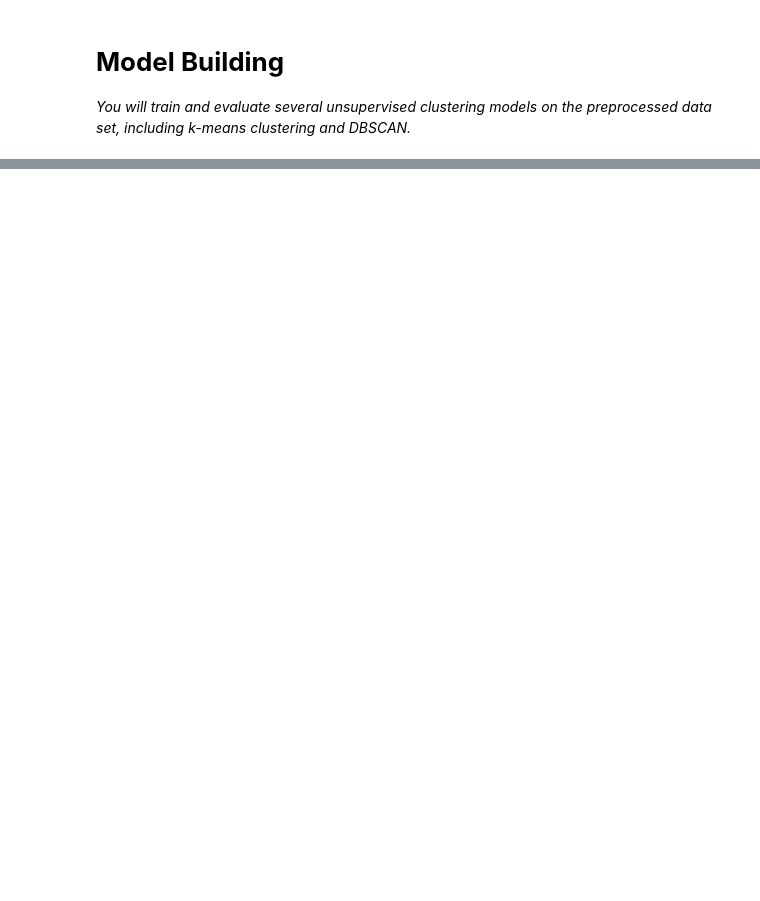
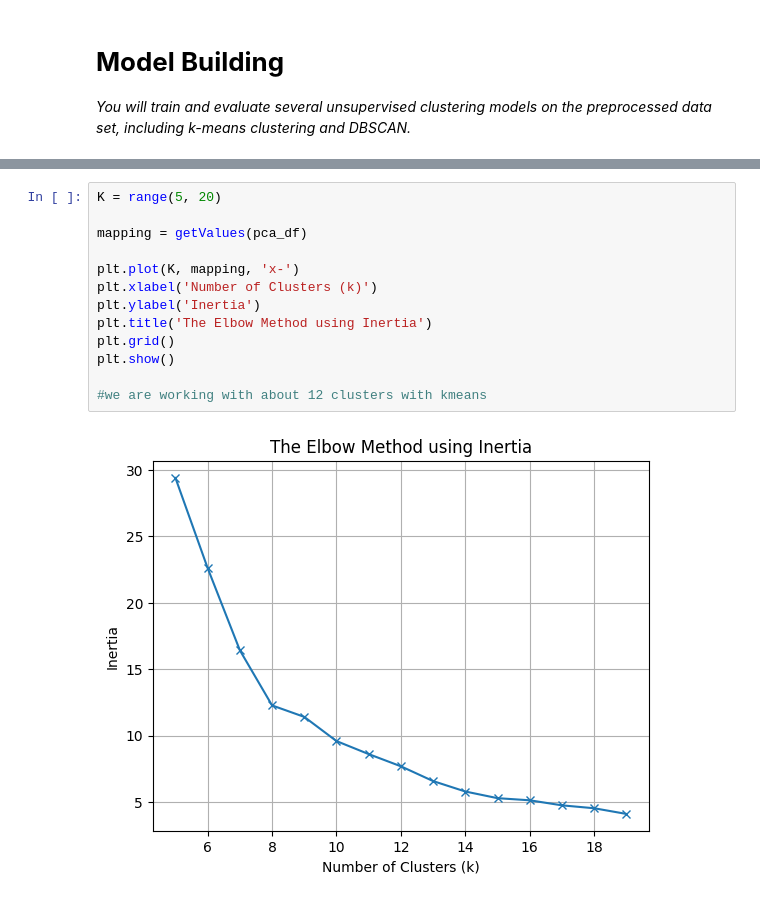
Before and after one commit to Abel-Lagonell/Machine_Learning, a Jupyter notebook: Project_3.ipynb, the cells around one changed output, grey strips where cells are left out. Saved outputs shown, nothing was run; the diff lists cells and outputs as text; blank space fills up the shorter version.

```diff
--- a/Project_3.ipynb
+++ b/Project_3.ipynb
@@ -175,0 +246,15 @@ m_df
+# %%
+K = range(5, 20)
+
+mapping = getValues(pca_df)
+
+plt.plot(K, mapping, 'x-')
+plt.xlabel('Number of Clusters (k)')
+plt.ylabel('Inertia')
+plt.title('The Elbow Method using Inertia')
+plt.grid()
+plt.show()
+
+#we are working with about 12 clusters with kmeans
+# %% [output]
+[figure, added]
```
Also changed, not shown: parts of 12 cells of this notebook.
